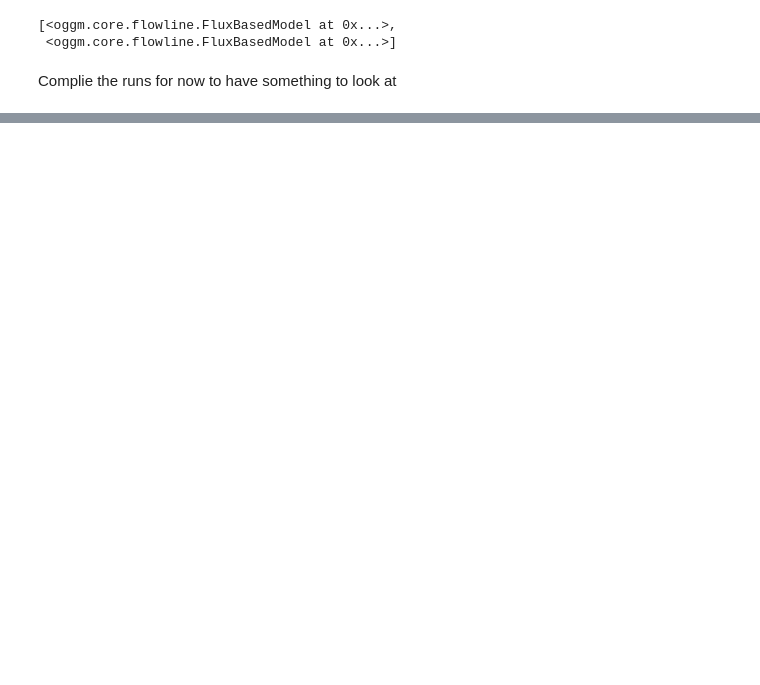
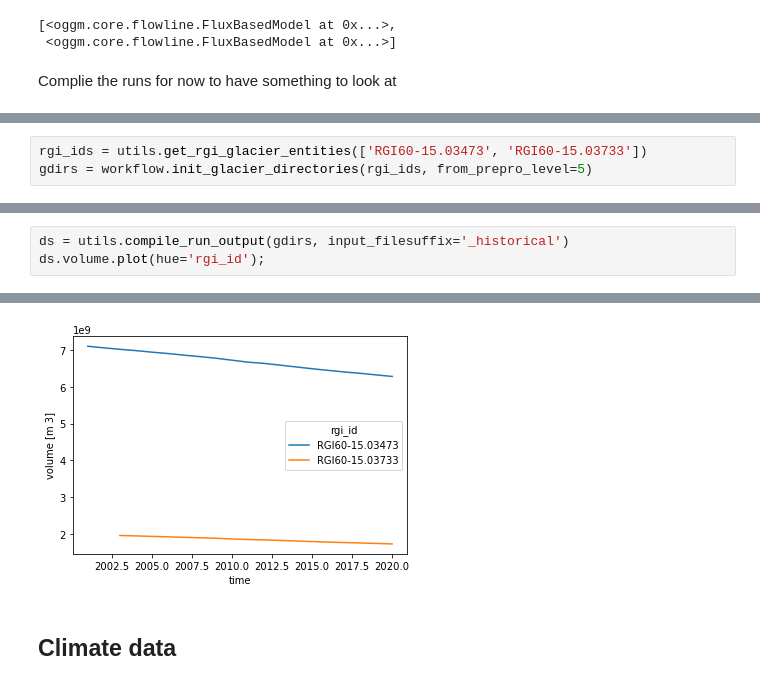
Before and after one commit to Holmgren825/msc_thesis, a Jupyter notebook: notebooks/hydro_test.ipynb, the cells around one changed output, grey strips where cells are left out. Saved outputs shown, nothing was run; the diff lists cells and outputs as text; blank space fills up the shorter version.

```diff
--- a/notebooks/hydro_test.ipynb
+++ b/notebooks/hydro_test.ipynb
@@ -214,0 +222,3 @@ plt.plot(ds_hydro.melt_on_glacier)
+# %%
+rgi_ids = utils.get_rgi_glacier_entities(['RGI60-15.03473', 'RGI60-15.03733'])
+gdirs = workflow.init_glacier_directories(rgi_ids, from_prepro_level=5)
@@ -214,0 +228,4 @@ plt.plot(ds_hydro.melt_on_glacier)
+# %%
+ds = utils.compile_run_output(gdirs, input_filesuffix='_historical')
+ds.volume.plot(hue='rgi_id');
+# %% [output]
@@ -214,0 +234,3 @@ plt.plot(ds_hydro.melt_on_glacier)
+[figure, added]
+# %% [markdown]
+## Climate data
```
Also changed, not shown: parts of 31 cells of this notebook.
